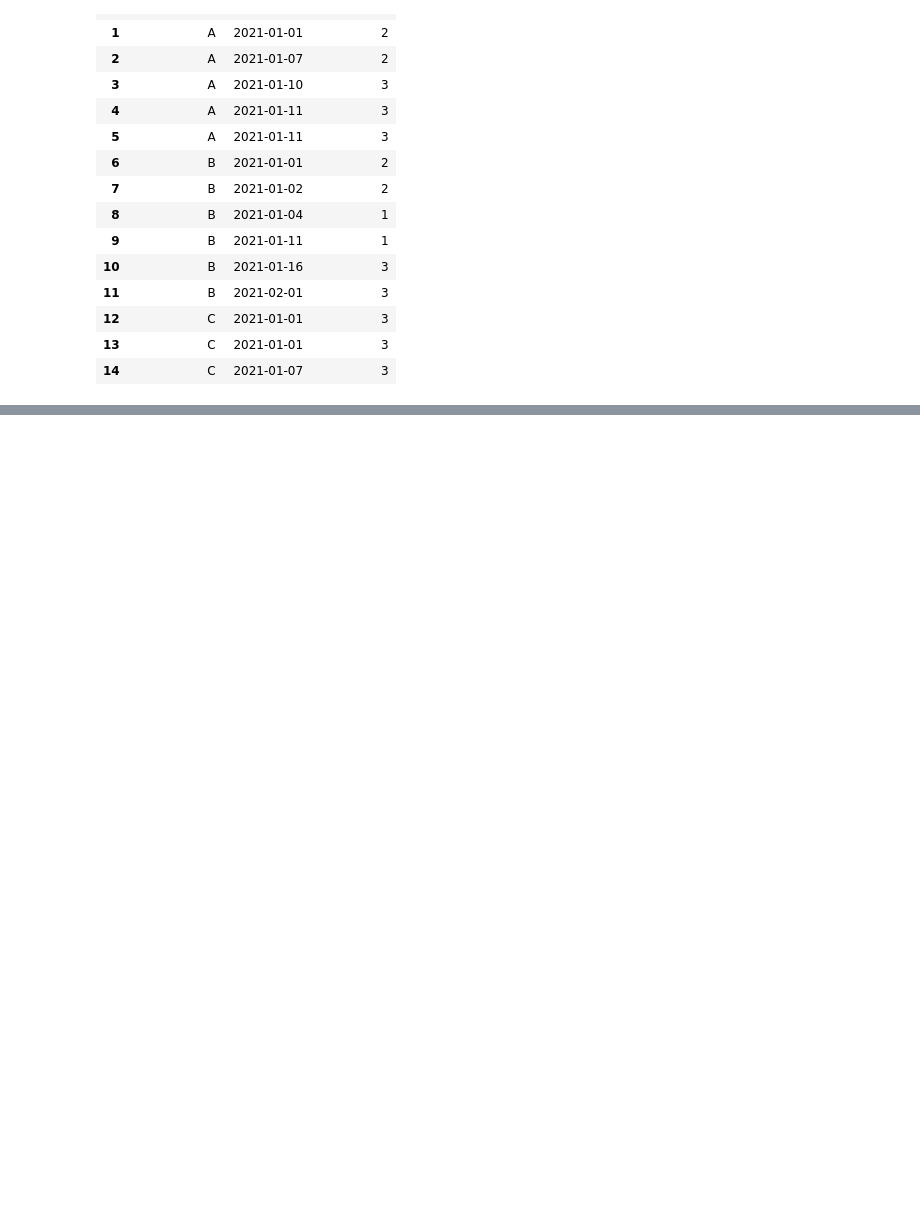
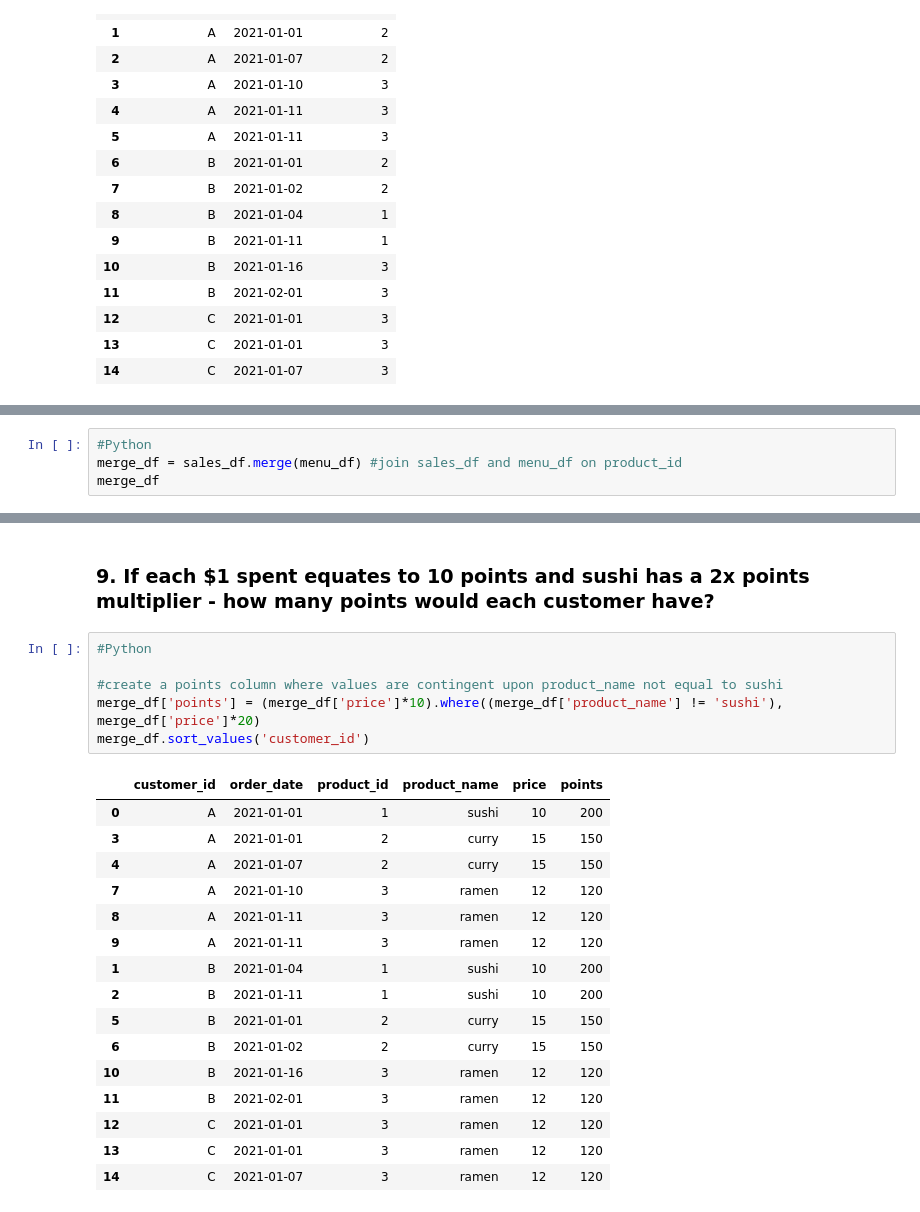
Before and after one commit to GeeSama/8weekSQLchallenge, a Jupyter notebook: dannys_diner.ipynb, the cells around one changed output, grey strips where cells are left out. Drawn from its saved outputs; the diff is of its cells as text; blank space fills up the shorter version.

Commit message:
answered questions and added markdown
answered the 10 questions related to danny's dinner in python. next step will be to answer the same 10 questions with SQL.

```diff
--- a/dannys_diner.ipynb
+++ b/dannys_diner.ipynb
@@ -62,0 +99,4 @@ sales_df.merge(menu_df).drop('product_id',axis=1).groupby(['customer_id']).sum()
+# %%
+#Python
+merge_df = sales_df.merge(menu_df) #join sales_df and menu_df on product_id
+merge_df
@@ -62,0 +241,25 @@ sales_df.merge(menu_df).drop('product_id',axis=1).groupby(['customer_id']).sum()
+# %% [markdown]
+### 9. If each $1 spent equates to 10 points and sushi has a 2x points multiplier - how many points would each customer have?
+# %%
+#Python
+
+#create a points column where values are contingent upon product_name not equal to sushi
+merge_df['points'] = (merge_df['price']*10).where((merge_df['product_name'] != 'sushi'), merge_df['price']*20)
+merge_df.sort_values('customer_id')
+# %% [output]
+|  | customer_id | order_date | product_id | product_name | price | points |
+| 0 | A | 2021-01-01 | 1 | sushi | 10 | 200 |
+| 3 | A | 2021-01-01 | 2 | curry | 15 | 150 |
+| 4 | A | 2021-01-07 | 2 | curry | 15 | 150 |
+| 7 | A | 2021-01-10 | 3 | ramen | 12 | 120 |
+| 8 | A | 2021-01-11 | 3 | ramen | 12 | 120 |
+| 9 | A | 2021-01-11 | 3 | ramen | 12 | 120 |
+| 1 | B | 2021-01-04 | 1 | sushi | 10 | 200 |
+| 2 | B | 2021-01-11 | 1 | sushi | 10 | 200 |
+| 5 | B | 2021-01-01 | 2 | curry | 15 | 150 |
+| 6 | B | 2021-01-02 | 2 | curry | 15 | 150 |
+| 10 | B | 2021-01-16 | 3 | ramen | 12 | 120 |
+| 11 | B | 2021-02-01 | 3 | ramen | 12 | 120 |
+| 12 | C | 2021-01-01 | 3 | ramen | 12 | 120 |
+| 13 | C | 2021-01-01 | 3 | ramen | 12 | 120 |
+| 14 | C | 2021-01-07 | 3 | ramen | 12 | 120 |
```
Also changed, not shown: parts of 31 cells of this notebook.
